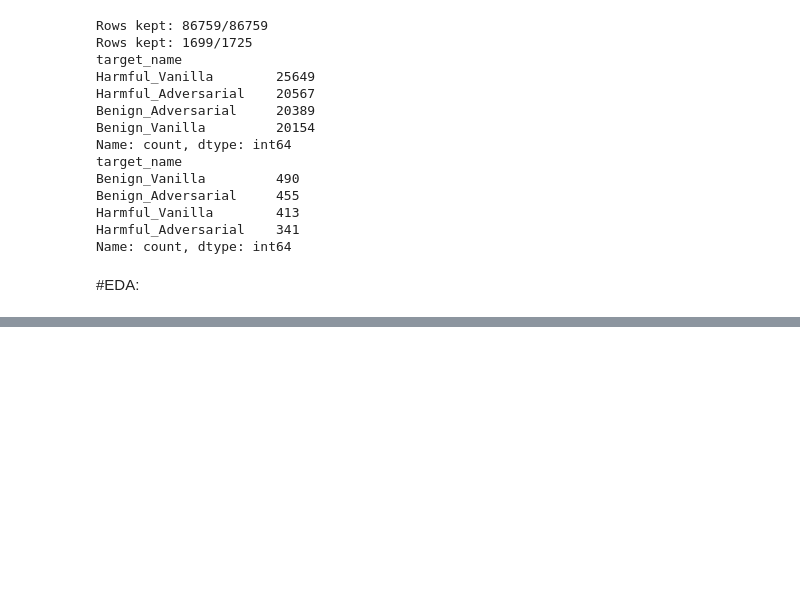
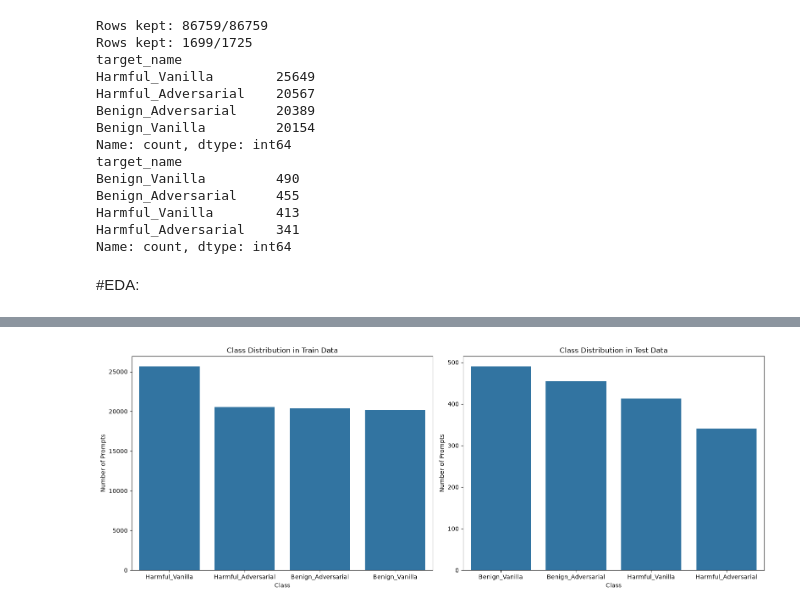
Before and after one commit to sharzilnfz/llmSafetyClassification, a Jupyter notebook: cse440_project.ipynb, the cells around one changed output, grey strips where cells are left out. Drawn from its saved outputs; the diff is of its cells as text; code cells hidden in the pictures; blank space fills up the shorter version.

```diff
--- a/cse440_project.ipynb
+++ b/cse440_project.ipynb
@@ -89,0 +209,27 @@ Name: count, dtype: int64
+# %%
+fig, axes = plt.subplots(1, 2, figsize=(16, 6))
+
+sns.countplot(
+    data = train_df,
+    x = 'target_name',
+    order = train_df['target_name'].value_counts().index,
+    ax = axes[0]
+)
+axes[0].set_title("Class Distribution in Train Data")
+axes[0].set_xlabel("Class")
+axes[0].set_ylabel("Number of Prompts")
+
+sns.countplot(
+    data = test_df,
+    x = 'target_name',
+    order = test_df['target_name'].value_counts().index,
+    ax = axes[1]
+)
+axes[1].set_title("Class Distribution in Test Data")
+axes[1].set_xlabel("Class")
+axes[1].set_ylabel("Number of Prompts")
+
+plt.tight_layout()
+plt.show()
+# %% [output]
+[figure, added]
```
Also changed, not shown: parts of 8 cells of this notebook.
